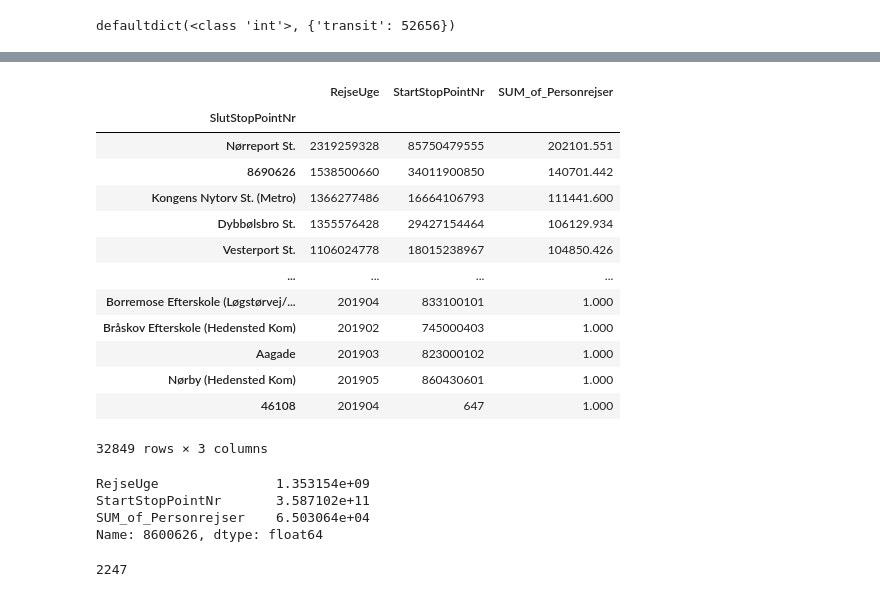
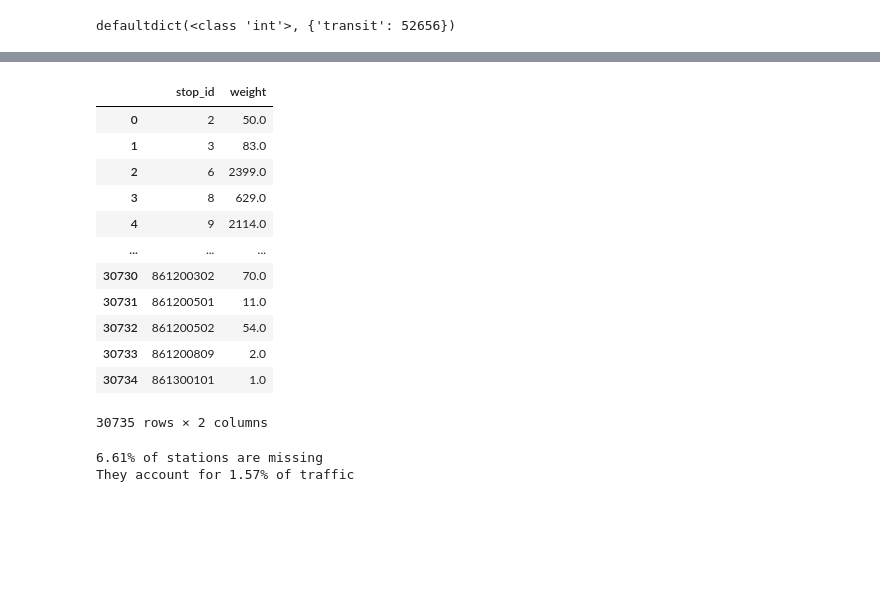
Before and after one commit to johanlaursen/imput, a Jupyter notebook: explore.ipynb, the cells around one changed output, grey strips where cells are left out. Drawn from its saved outputs; the diff is of its cells as text; code cells hidden in the pictures; blank space fills up the shorter version.

```diff
--- a/explore.ipynb
+++ b/explore.ipynb
@@ -254,17 +240,0 @@ check_in.rename(index=id2name).sort_values('SUM_of_Personrejser', ascending=Fals
-# %%
-check_ud.rename(index=id2name).sort_values('SUM_of_Personrejser', ascending=False)
-# %% [output]
-|  | RejseUge | StartStopPointNr | SUM_of_Personrejser |
-| SlutStopPointNr |  |  |  |
-| Nørreport St. | 2319259328 | 85750479555 | 202101.551 |
-| 8690626 | 1538500660 | 34011900850 | 140701.442 |
-| Kongens Nytorv St. (Metro) | 1366277486 | 16664106793 | 111441.600 |
-| Dybbølsbro St. | 1355576428 | 29427154464 | 106129.934 |
-| Vesterport St. | 1106024778 | 18015238967 | 104850.426 |
-| ... | ... | ... | ... |
-| Borremose Efterskole (Løgstørvej/... | 201904 | 833100101 | 1.000 |
-| Bråskov Efterskole (Hedensted Kom) | 201902 | 745000403 | 1.000 |
-| Aagade | 201903 | 823000102 | 1.000 |
-| Nørby (Hedensted Kom) | 201905 | 860430601 | 1.000 |
-| 46108 | 201904 | 647 | 1.000 |
-32849 rows × 3 columns
@@ -273,13 +241,16 @@ new_check_ud = check_ud.rename(index=id2name).sort_values('SUM_of_Personrejser',
-# %%
-check_ud.loc[8600626]
-# %% [output]
-RejseUge               1.353154e+09
-StartStopPointNr       3.587102e+11
-SUM_of_Personrejser    6.503064e+04
-Name: 8600626, dtype: float64
-# %%
-index_is_int = [isinstance(index, int) for index in new_check_ud.index]
-
-sum(index_is_int)
-# %% [output]
-2247
+# %%
+check_in.reset_index().rename(columns = {'StartStopPointNr': 'stop_id', 'SUM_of_Personrejser': 'weight'}).drop(['RejseUge','SlutStopPointNr'], axis=1)
+# %% [output]
+|  | stop_id | weight |
+| 0 | 2 | 50.0 |
+| 1 | 3 | 83.0 |
+| 2 | 6 | 2399.0 |
+| 3 | 8 | 629.0 |
+| 4 | 9 | 2114.0 |
+| ... | ... | ... |
+| 30730 | 861200302 | 70.0 |
+| 30731 | 861200501 | 11.0 |
+| 30732 | 861200502 | 54.0 |
+| 30733 | 861200809 | 2.0 |
+| 30734 | 861300101 | 1.0 |
+30735 rows × 2 columns
@@ -285,0 +270,8 @@ sum(index_is_int)
+# %%
+# 1.5% of stations (by number of passengers) are missing
+missing_ratio = int(weight_df.loc[missing_ids].sum())/int(weight_df.sum())
+print(f'{round(100*len(weight_df.loc[missing_ids])/len(weight_df),2)}% of stations are missing')
+print(f'They account for {round(100*missing_ratio,2)}% of traffic')
+# %% [output]
+6.61% of stations are missing
+They account for 1.57% of traffic
```
Also changed, not shown: parts of 12 cells of this notebook.
